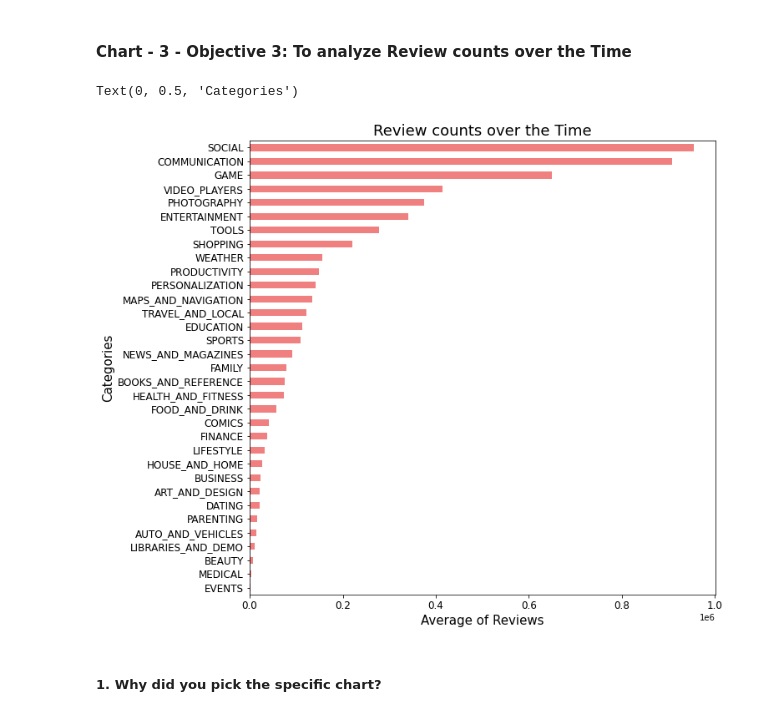
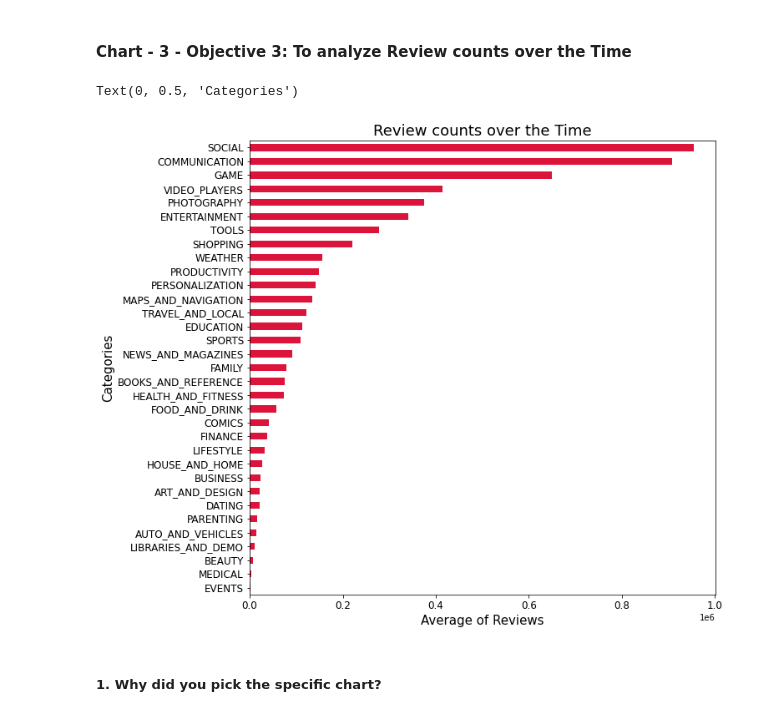
Before and after one commit to Harivignesh06/Project---Python, a Jupyter notebook: Harivignesh's_EDA_Project.ipynb, the cells around one changed output. Drawn from its saved outputs; the diff is of its cells as text; code cells hidden in the pictures.

```diff
--- a/Harivignesh's_EDA_Project.ipynb
+++ b/Harivignesh's_EDA_Project.ipynb
@@ -824,16 +788,16 @@ This insight will have a positive impact and provide direct facts on how the typ
 # %%
 # Chart - 3 visualization code
 
 # Showing the Visual using Bar chart
-review_counts.plot.barh( figsize =(10,10),fontsize = 12, color = ['lightcoral'])
+review_counts.plot.barh( figsize =(10,10),fontsize = 12, color = ['crimson'])
 
 # Giving other labels
 plt.title('Review counts over the Time',fontsize = 18)
 plt.xlabel('Average of Reviews',fontsize = 15)
 plt.ylabel('Categories',fontsize = 15)
 # %% [output]
 Text(0, 0.5, 'Categories')
-[figure, old version]
+[figure, new version]
 # %% [markdown]
 ##### 1. Why did you pick the specific chart?
 # %% [markdown]
```
Also changed, not shown: parts of 14 cells of this notebook.
